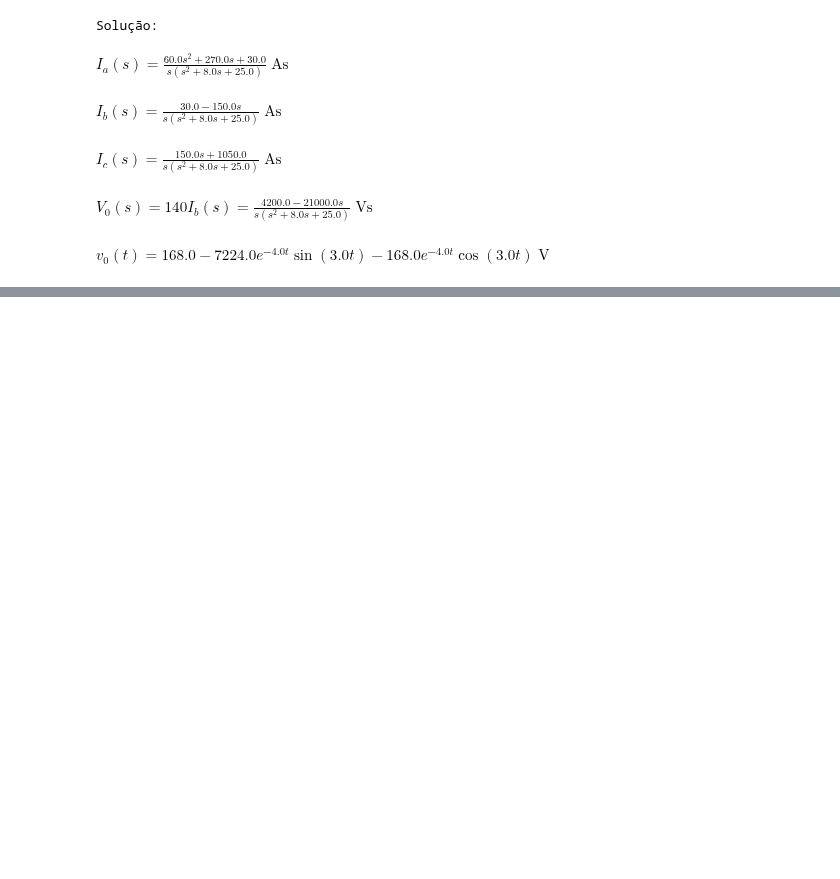
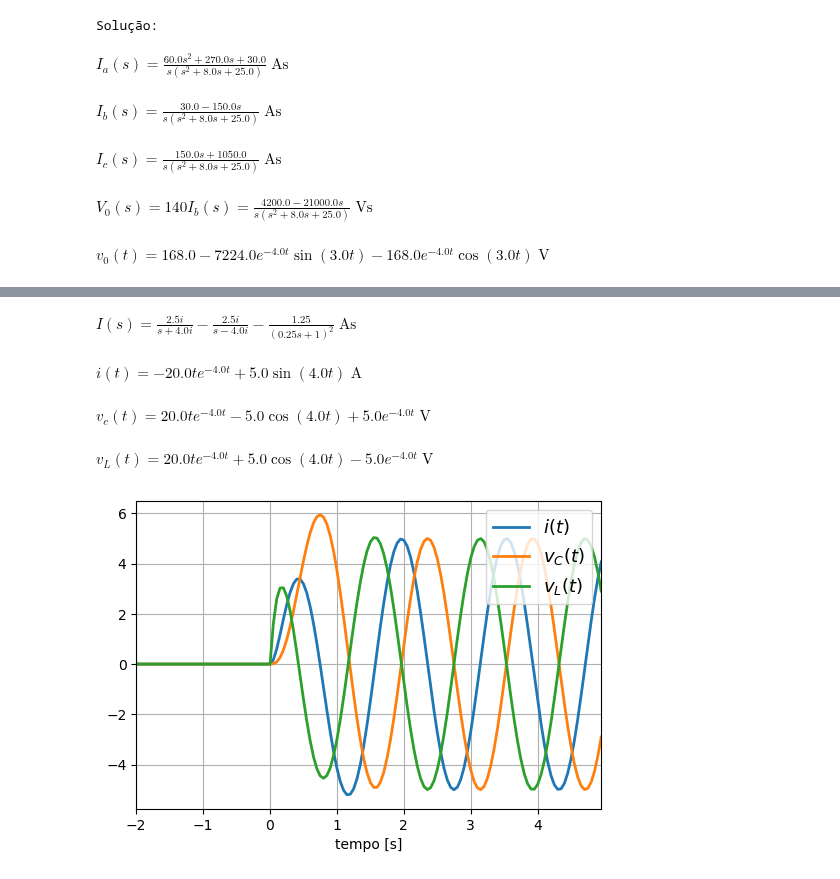
Before and after one commit to edsonportosilva/ElectricCircuits, a Jupyter notebook: Jupyter notebooks/11.2 - Análise de circuitos no domínio de Laplace.ipynb, the cells around one changed output, grey strips where cells are left out. Saved outputs shown, nothing was run; the diff lists cells and outputs as text; code cells hidden in the pictures; blank space fills up the shorter version.

```diff
--- a/Jupyter notebooks/11.2 - Análise de circuitos no domínio de Laplace.ipynb
+++ b/Jupyter notebooks/11.2 - Análise de circuitos no domínio de Laplace.ipynb
@@ -427,0 +430,24 @@ $\displaystyle v_0(t) =168.0 - 7224.0 e^{- 4.0 t} \sin{\left(3.0 t \right)} - 16
+# %%
+s, I = sp.symbols('s, I')
+t = sp.symbols('t', real=True, positive=True)
+
+R = 2
+L = 0.25
+C = 0.25
+
+ω0 = 1/sp.sqrt(L*C)
+
+vg = 10*sp.sin(ω0*t)
+Vg = LT(vg, t, s)
+
+ZL = s*L
+Zc = 1/(s*C)
+
+symdisp('v_g(t) = ', vg)
+symdisp('V_g(s) = ', Vg)
+
+eq = sp.Eq(-Vg + R*I + ZL*I + Zc*I, 0)
+soluc = sp.solve(eq,[I], dict=True)[0]
+
+I = soluc[I]
+symdisp('I(s) =', adjustCoeff(I.simplify()))
@@ -427,0 +458,22 @@ $\displaystyle v_0(t) =168.0 - 7224.0 e^{- 4.0 t} \sin{\left(3.0 t \right)} - 16
+# %%
+symdisp('I(s) =', round_expr(partFrac(I),5), 'As')
+# %% [output]
+$\displaystyle I(s) =\frac{2.5 i}{s + 4.0 i} - \frac{2.5 i}{s - 4.0 i} - \frac{1.25}{\left(0.25 s + 1\right)^{2}}\;\mathrm{As}$
+# %%
+i = invLT(I, s, t, partialFractions=True)
+vC = invLT(I*Zc, s, t, partialFractions=True)
+vL = invLT(I*ZL, s, t, partialFractions=True)
+
+symdisp('i(t) =', round_expr(i,2), 'A')
+symdisp('v_c(t) =', round_expr(vC,2), 'V')
+symdisp('v_L(t) =', round_expr(vL,2), 'V')
+# %% [output]
+$\displaystyle i(t) =- 20.0 t e^{- 4.0 t} + 5.0 \sin{\left(4.0 t \right)}\;\mathrm{A}$
+$\displaystyle v_c(t) =20.0 t e^{- 4.0 t} - 5.0 \cos{\left(4.0 t \right)} + 5.0 e^{- 4.0 t}\;\mathrm{V}$
+$\displaystyle v_L(t) =20.0 t e^{- 4.0 t} + 5.0 \cos{\left(4.0 t \right)} - 5.0 e^{- 4.0 t}\;\mathrm{V}$
+# %%
+# plota funções no domínio do tempo
+intervalo = np.arange(-2, 5, 0.05)
+symplot(t, [i*u, vC*u, vL*u], intervalo, ['$i(t)$','$v_C(t)$','$v_L(t)$'])
+# %% [output]
+[figure, added]
```
Also changed, not shown: parts of 10 cells of this notebook, 1 other file.
